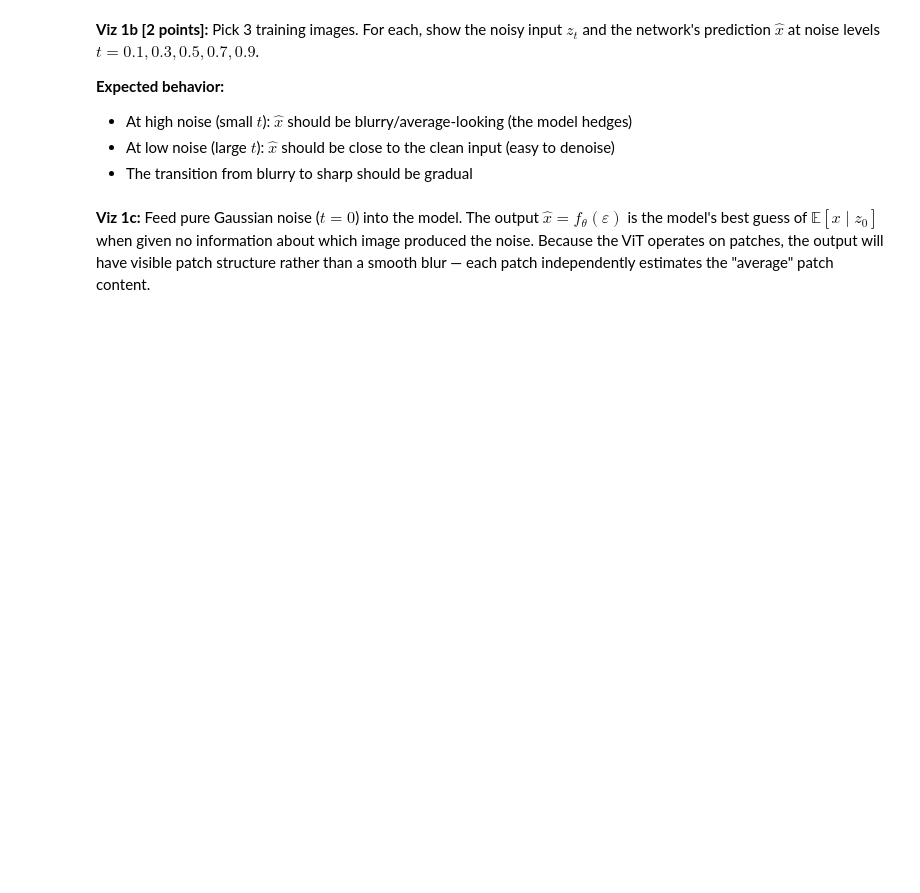
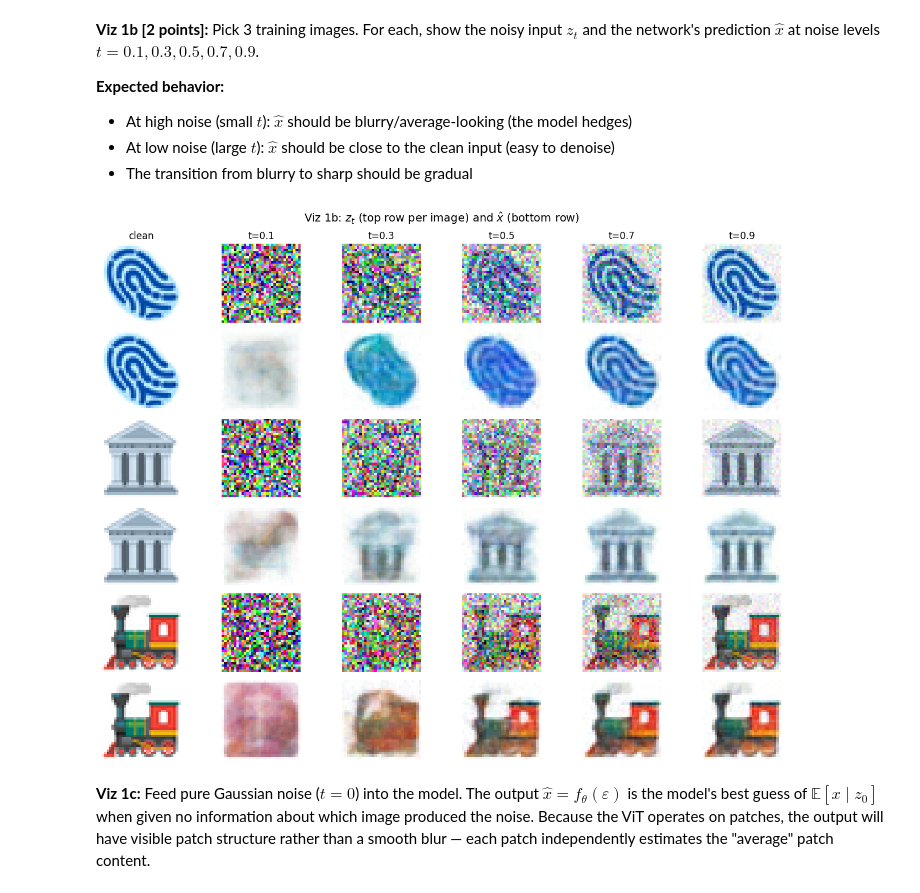
Before and after one commit to Vedant2100/s26, a Jupyter notebook: CS_229/hw3/hw3-1.ipynb, the cells around one changed output. Drawn from its saved outputs; the diff is of its cells as text; code cells hidden in the pictures; blank space fills up the shorter version.

```diff
--- a/CS_229/hw3/hw3-1.ipynb
+++ b/CS_229/hw3/hw3-1.ipynb
@@ -376,13 +434,50 @@ Now that the model is trained, let's examine what it has learned.
 # %%
 # TODO [2 points]: Viz 1b — Denoiser outputs at different noise levels
 # For 3 training images and t_values = [0.1, 0.3, 0.5, 0.7, 0.9]:
 #   1. model.eval()
 #   2. For each image and each t, compute z = add_noise(x, t_val)
 #   3. Get prediction: with torch.no_grad(): x_hat = model(z)
 #   4. Show a grid with two rows per image: noisy input z and prediction x_hat
 #      Include the clean image in the first column for reference.
 #
 # To display: img = ((tensor[0].cpu().permute(1,2,0).numpy() + 1) / 2).clip(0, 1)
+
+model.eval()
+t_values = [0.1, 0.3, 0.5, 0.7, 0.9]
+torch.manual_seed(229)
+viz_indices = torch.randperm(len(images))[:3].tolist()
+n_cols = 1 + len(t_values)  # clean + 5 noise levels
+fig, axes = plt.subplots(6, n_cols, figsize=(2.2 * n_cols, 10))
+for i, idx in enumerate(viz_indices):
+    x = images[idx].to(device)  # (3, 32, 32)
+    row_z = 2 * i       # noisy z_t
+    row_hat = 2 * i + 1 # prediction x_hat
+    def to_img(tensor):
+        return ((tensor.cpu().permute(1, 2, 0).numpy() + 1) / 2).clip(0, 1)
+    clean = to_img(x)
+    axes[row_z, 0].imshow(clean)
+    axes[row_hat, 0].imshow(clean)
+    axes[row_z, 0].set_ylabel(f'Img {i+1}\n$z_t$', fontsize=9)
+    axes[row_hat, 0].set_ylabel(r'$\hat{x}$', fontsize=9)
+    if i == 0:
+        axes[row_z, 0].set_title('clean')
+    for col, t_val in enumerate(t_values, start=1):
+        t = torch.tensor(t_val, device=device)
+        z = add_noise(x, t)
+        with torch.no_grad():
+            x_hat = model(z.unsqueeze(0)).squeeze(0)
+        axes[row_z, col].imshow(to_img(z))
+        axes[row_hat, col].imshow(to_img(x_hat))
+        if i == 0:
+            axes[row_z, col].set_title(f't={t_val}')
+    for r in (row_z, row_hat):
+        for c in range(n_cols):
+            axes[r, c].axis('off')
+fig.suptitle('Viz 1b: $z_t$ (top row per image) and $\\hat{x}$ (bottom row)', fontsize=14)
+plt.tight_layout()
+plt.show()
+# %% [output]
+[figure, added]
 # %% [markdown]
 **Viz 1c:** Feed pure Gaussian noise ($t = 0$) into the model. The output $\hat{x} = f_\theta(\varepsilon)$ is the model's best guess of $\mathbb{E}[x \mid z_0]$ when given no information about which image produced the noise. Because the ViT operates on patches, the output will have visible patch structure rather than a smooth blur — each patch independently estimates the "average" patch content.
 # %%
```
Also changed, not shown: parts of 16 cells of this notebook.
